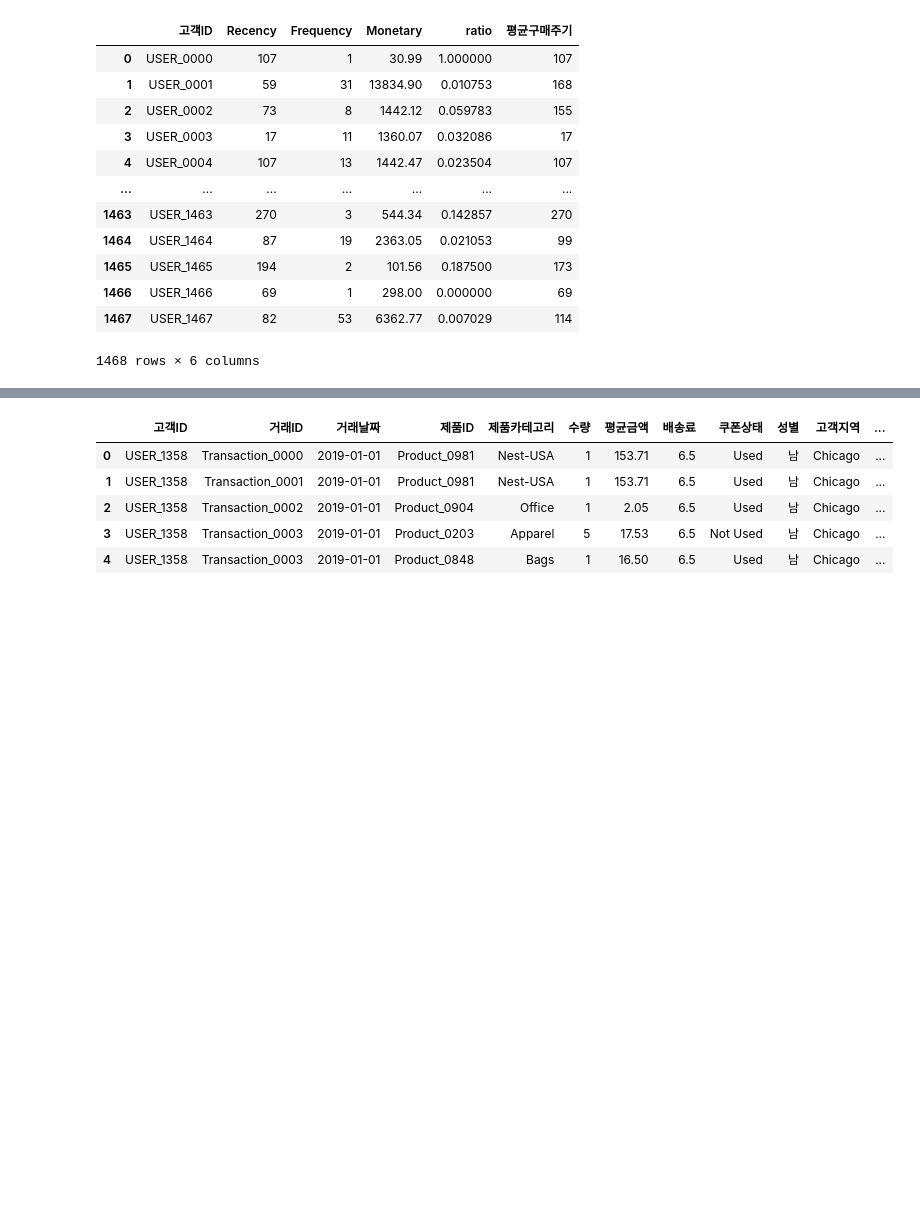
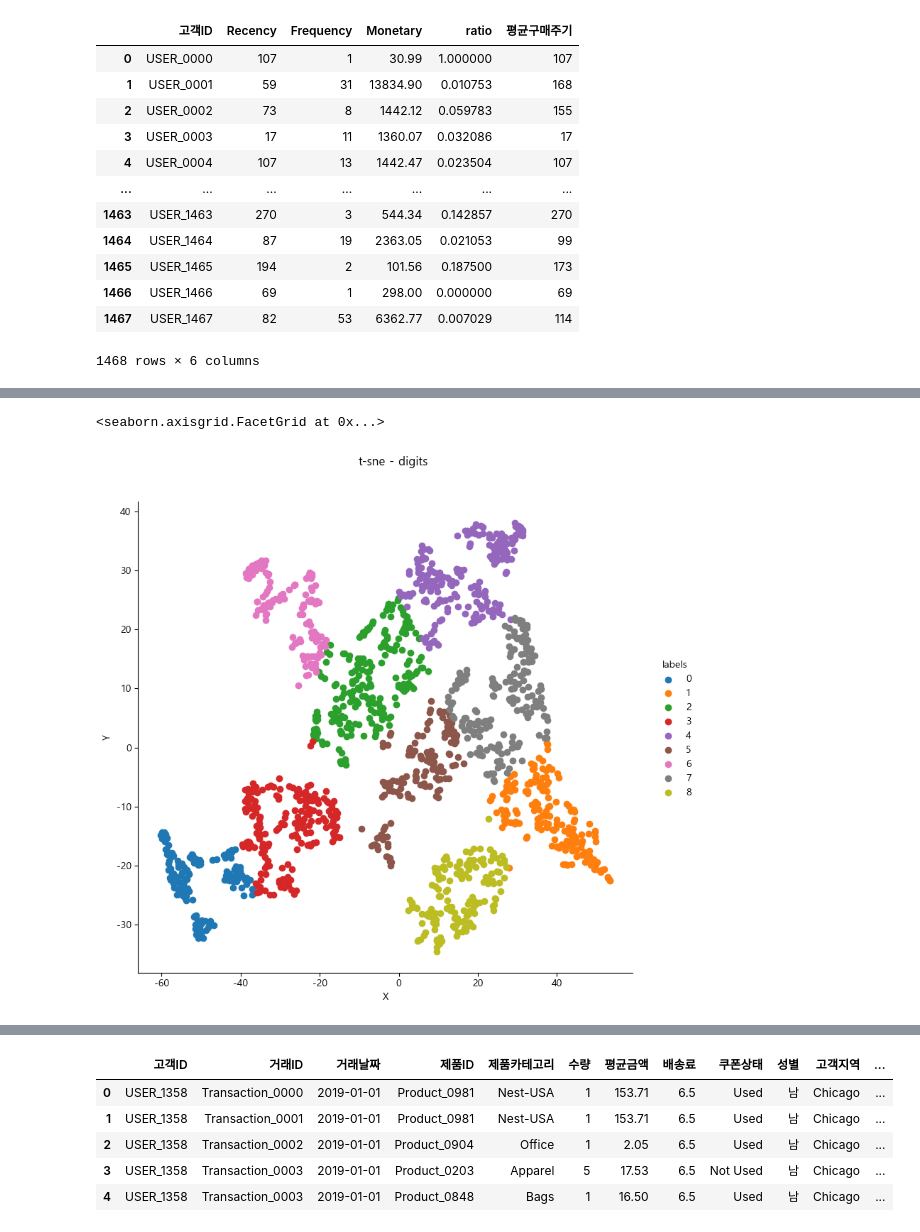
Before and after one commit to ColorConeHead/final_project, a Jupyter notebook: merge.ipynb, the cells around one changed output, grey strips where cells are left out. Cells and saved outputs as stored; diff of their text form; code cells hidden in the pictures; blank space fills up the shorter version.

```diff
--- a/merge.ipynb
+++ b/merge.ipynb
@@ -216,0 +331,22 @@ rfm.to_csv('user_feature.csv')
+# %%
+from sklearn.manifold import TSNE
+
+tsne = TSNE(n_components=2)
+
+df_digits_tsne = pd.DataFrame(data = tsne.fit_transform(rfm_cluster_s.iloc[:, :5]), columns = ['col1', 'col2'])
+# %%
+kmeans_tsne = KMeans(n_clusters=9, random_state=42, init='k-means++').fit(df_digits_tsne)
+df_digits_tsne['labels'] = kmeans_tsne.labels_
+# %%
+#t-sne 시각화
+g = sns.FacetGrid(df_digits_tsne, hue="labels", height = 8, margin_titles = True,
+                  palette = sns.color_palette())
+g.map_dataframe(plt.scatter, "col1", "col2")
+g.add_legend()
+g.fig.subplots_adjust(top=0.9)
+g.fig.suptitle("t-sne - digits")
+g.set_xlabels("X")
+g.set_ylabels("Y")
+# %% [output]
+<seaborn.axisgrid.FacetGrid at 0x...>
+[figure, added]
```
Also changed, not shown: parts of 24 cells of this notebook, 2 other files.
